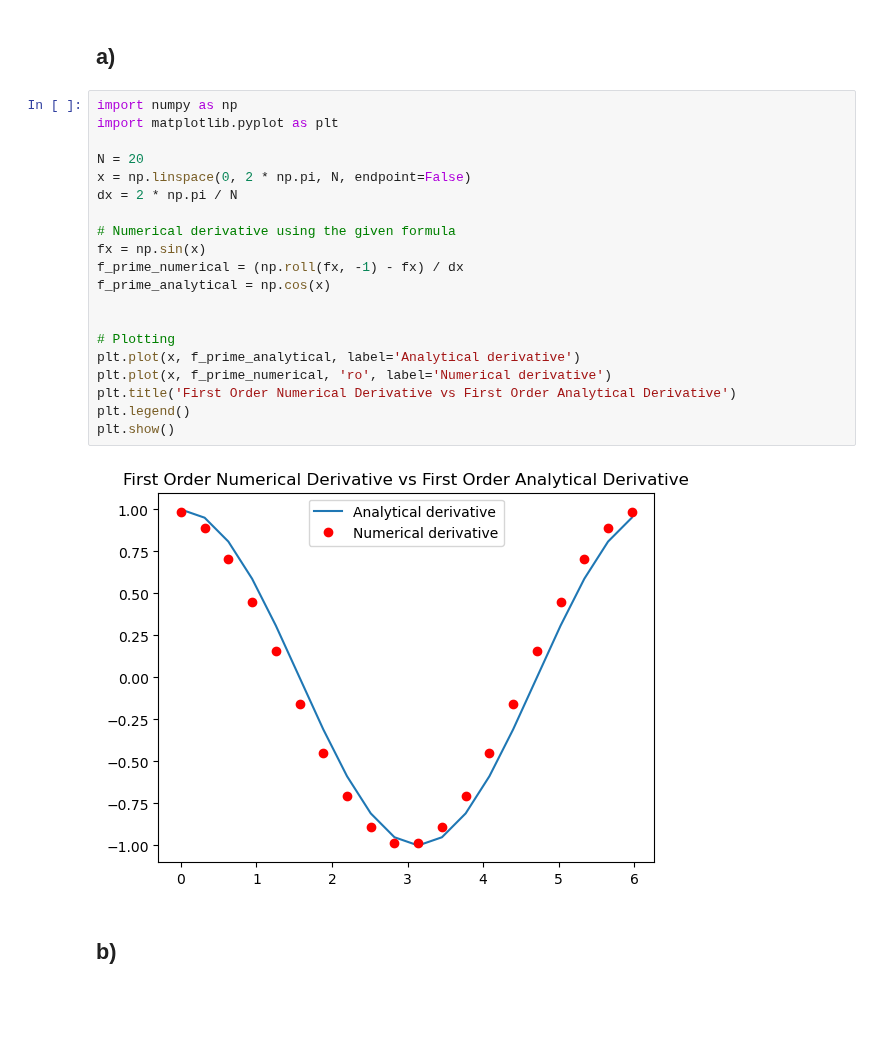
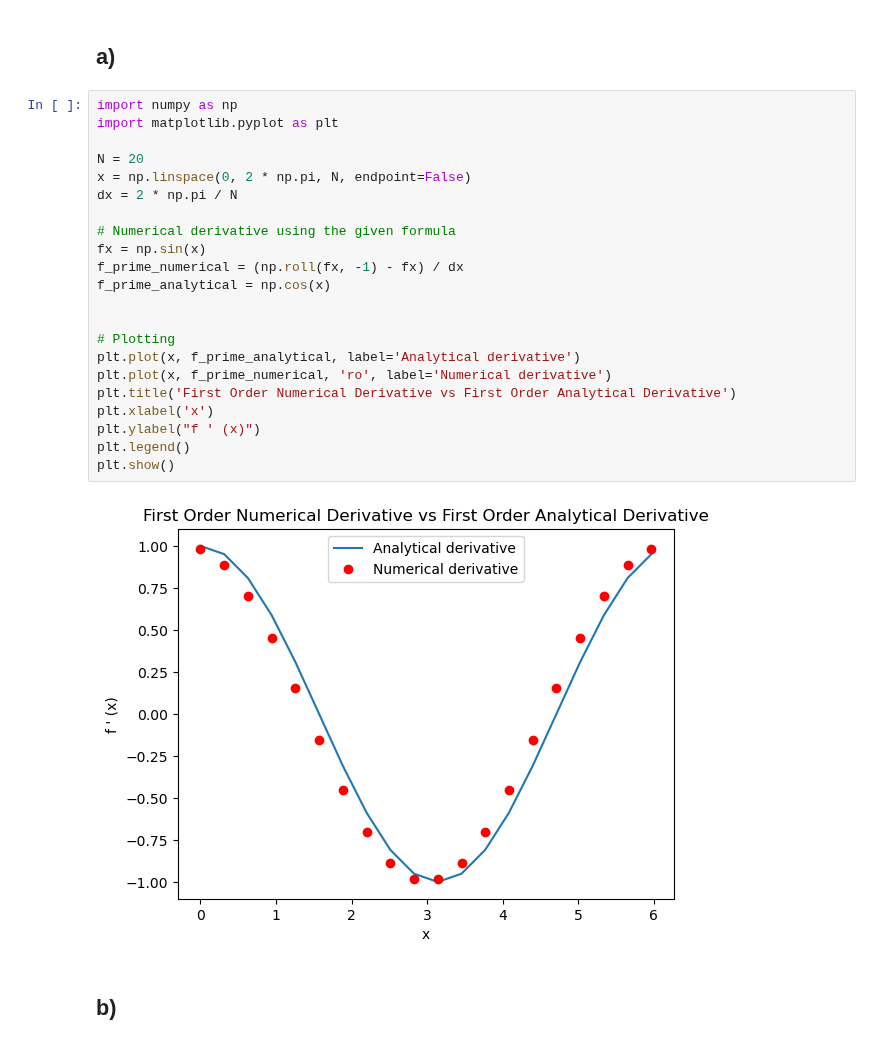
Before and after one commit to Katikistan/NumeP, a Jupyter notebook: week1/week1.ipynb, the cells around one changed output. Cells and saved outputs as stored; diff of their text form; blank space fills up the shorter version.

```diff
--- a/week1/week1.ipynb
+++ b/week1/week1.ipynb
@@ -5,25 +5,27 @@
 # %%
 import numpy as np
 import matplotlib.pyplot as plt
 
 N = 20
 x = np.linspace(0, 2 * np.pi, N, endpoint=False)
 dx = 2 * np.pi / N
 
 # Numerical derivative using the given formula
 fx = np.sin(x)
 f_prime_numerical = (np.roll(fx, -1) - fx) / dx
 f_prime_analytical = np.cos(x)
 
 
 # Plotting
 plt.plot(x, f_prime_analytical, label='Analytical derivative')
 plt.plot(x, f_prime_numerical, 'ro', label='Numerical derivative')
 plt.title('First Order Numerical Derivative vs First Order Analytical Derivative')
+plt.xlabel('x')
+plt.ylabel("f ' (x)")
 plt.legend()
 plt.show()
 # %% [output]
-[figure, old version]
+[figure, new version]
 # %% [markdown]
 ## b)
 # %%
```
Also changed, not shown: parts of 3 cells of this notebook.
